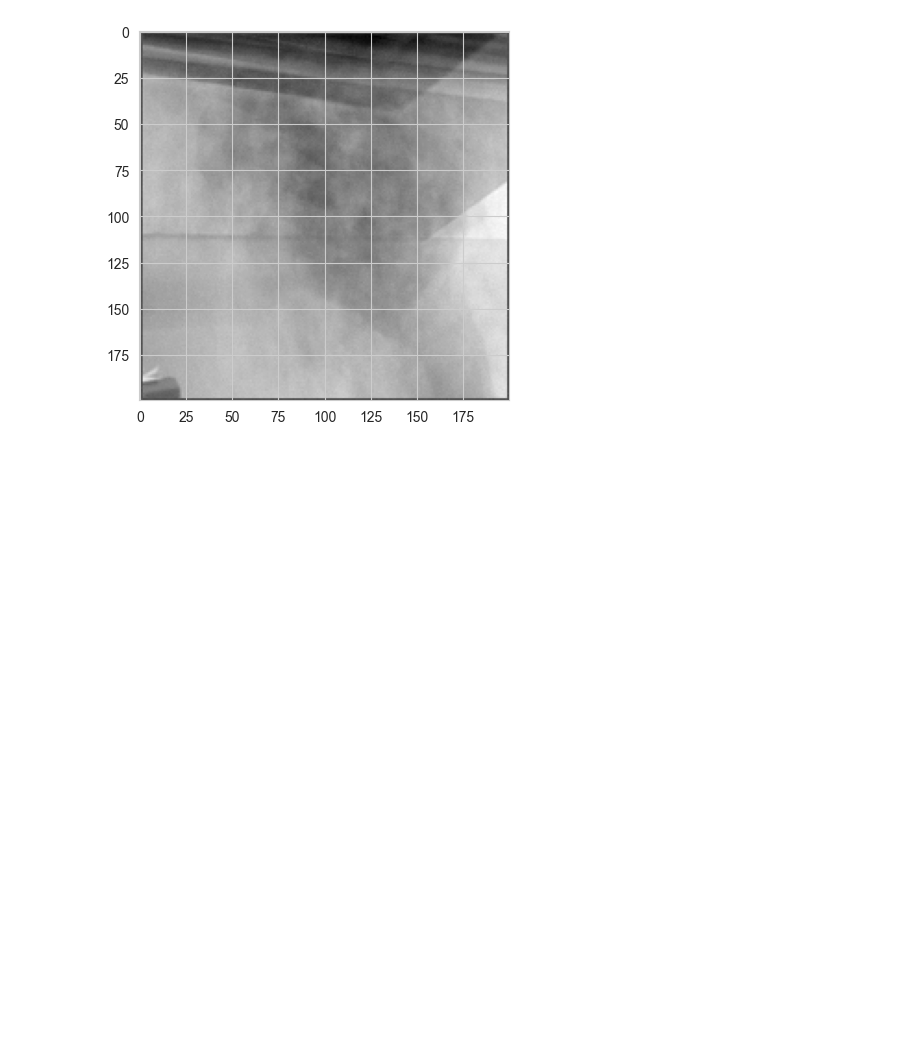
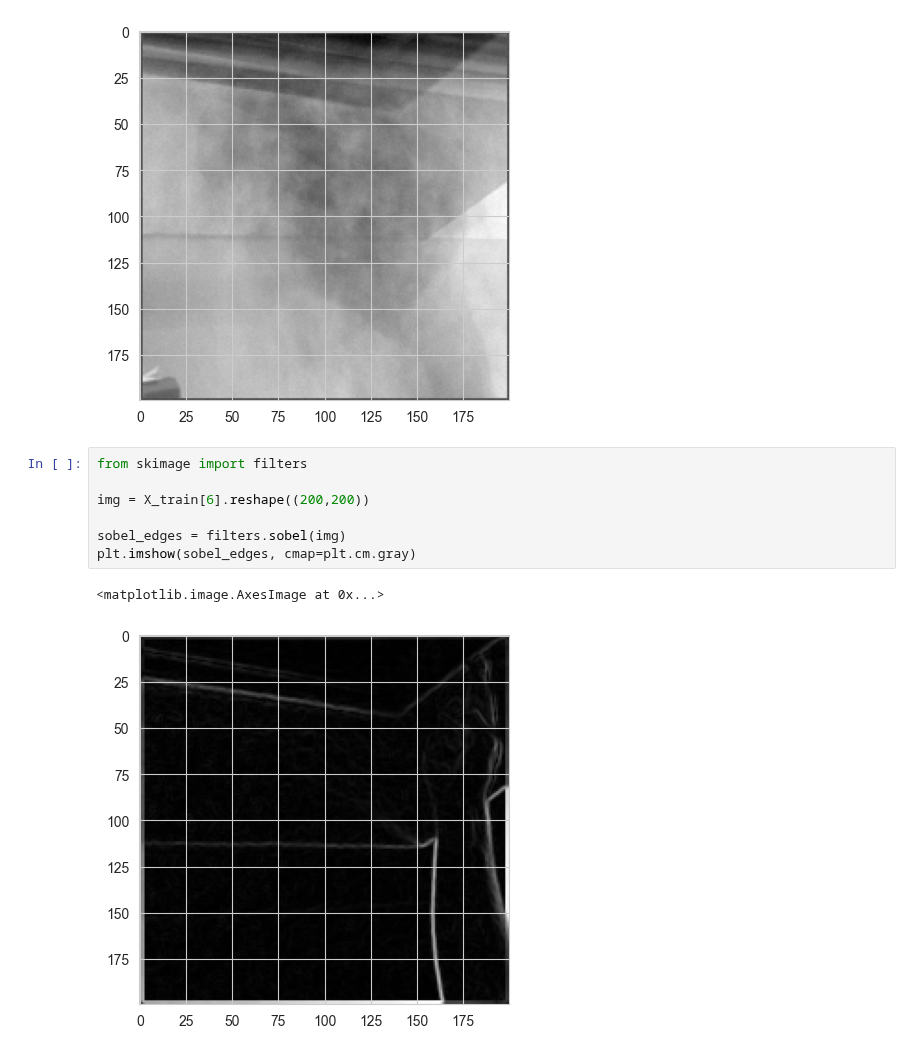
Before and after one commit to teostereciu/mlp, a Jupyter notebook: notebooks/baseline.ipynb, the cells around one changed output. Drawn from its saved outputs; the diff is of its cells as text; blank space fills up the shorter version.

```diff
--- a/notebooks/baseline.ipynb
+++ b/notebooks/baseline.ipynb
@@ -341,3 +341,13 @@ WARNING:tensorflow:Layers in a Sequential model should only have a single input
 1/1 [==============================] - 1s 1s/step
 <matplotlib.image.AxesImage at 0x...>
 [figure]
+# %%
+from skimage import filters
+
+img = X_train[6].reshape((200,200))
+
+sobel_edges = filters.sobel(img)
+plt.imshow(sobel_edges, cmap=plt.cm.gray)
+# %% [output]
+<matplotlib.image.AxesImage at 0x...>
+[figure, added]
```
Also changed, not shown: parts of 4 cells of this notebook.
